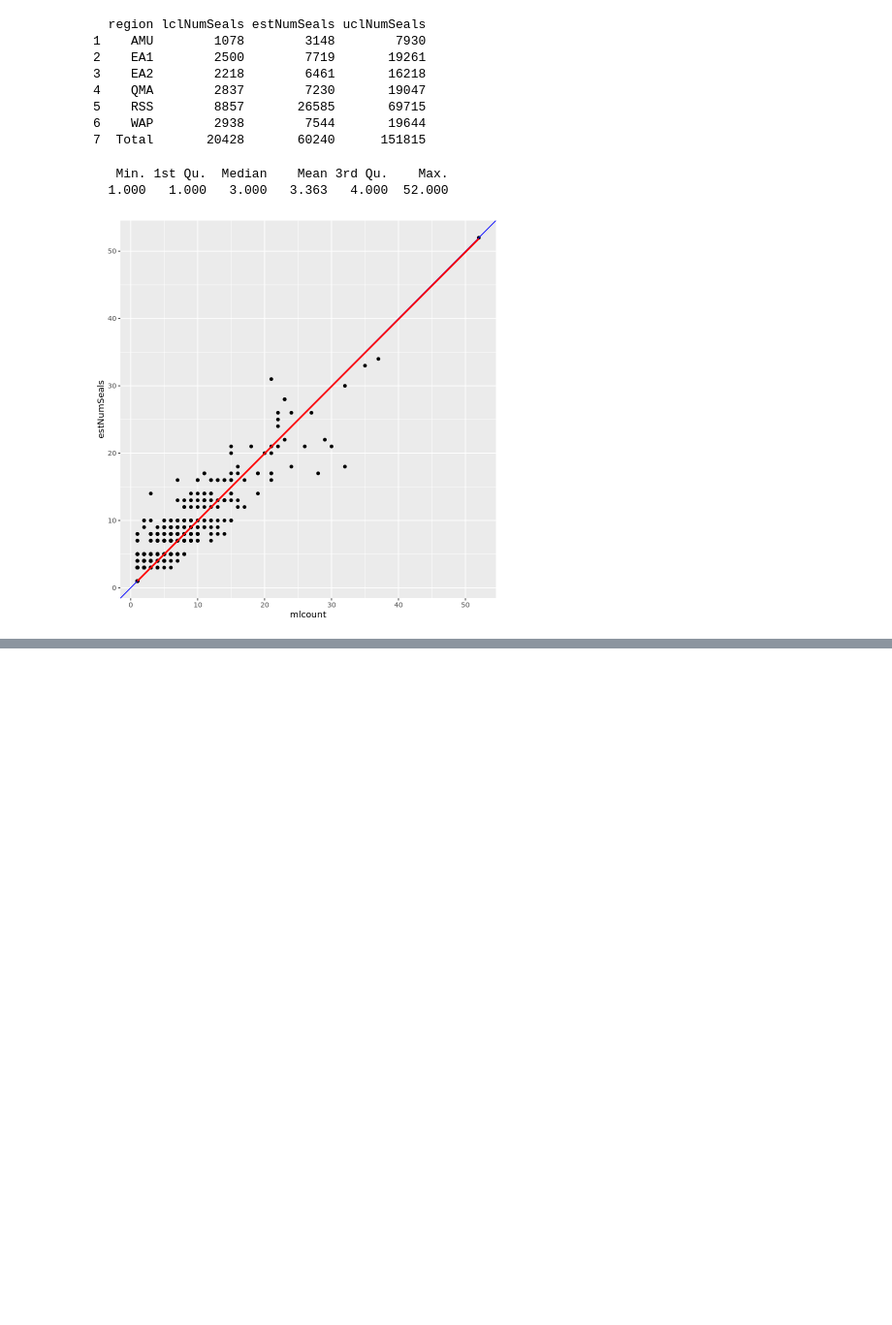
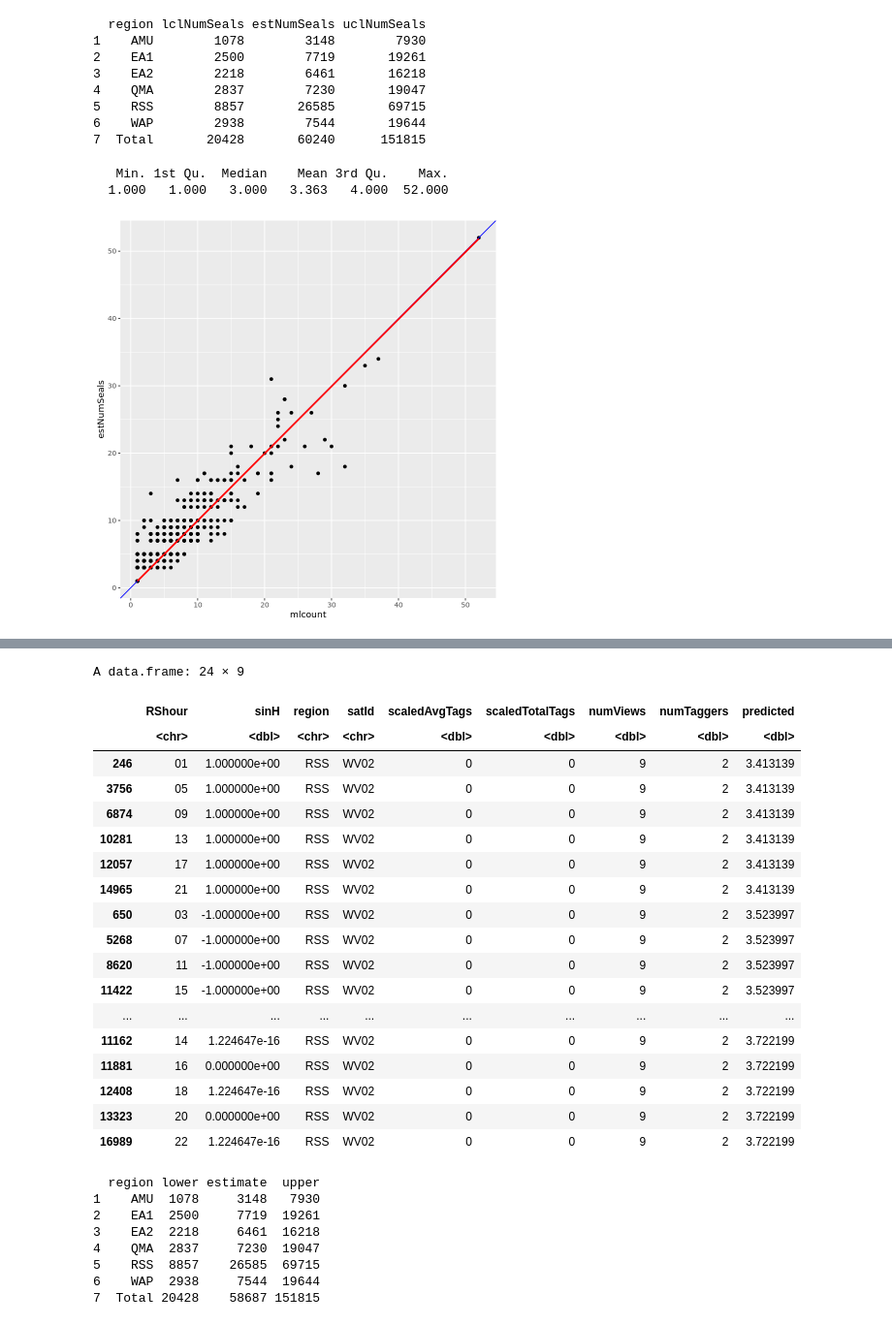
Before and after one commit to pointblue/ContinentalWESEestimates, a Jupyter notebook: notebooks/Count Seals From Tags.ipynb, the cells around one changed output, grey strips where cells are left out. Shown at 97% size. Drawn from its saved outputs; the diff is of its cells as text; code cells hidden in the pictures; blank space fills up the shorter version.

```diff
--- a/notebooks/Count Seals From Tags.ipynb
+++ b/notebooks/Count Seals From Tags.ipynb
@@ -698,0 +703,17 @@ So here we fit a model for the hour effect, so that we can then remove this effe
+# %%
+# THIS TAKES TIME! Splitting so we run only once
+ntdf<-ldply(.data=unique(countByQ$regionMapId),.fun=function(m,views,tags){
+			mv<-subset(views,regionMapId==m)
+			numViews<-nrow(mv)
+			mt<-subset(tags,regionMapViewId %in% unique(mv$regionMapViewId))
+			numTaggers<-NROW(unique(mt$taggerId))
+			totalTags<-nrow(mt)
+			tdf<-data.frame(regionMapId=m,numViews=numViews,totalTags=totalTags,avgTags=(totalTags/numTaggers))
+		},views=views,tags=tags)
+head(ntdf)
+# %%
+# Merge with counts
+counts<-merge(counts,ntdf,by="regionMapId",all.x=T)
+counts$scaledTotalTags<-scale(counts$totalTags); counts$scaledTotalTags<-as.numeric(counts$scaledTotalTags)
+counts$scaledAvgTags<-scale(counts$avgTags); counts$scaledAvgTags<-as.numeric(counts$scaledAvgTags)
+head(counts)
@@ -698,0 +771,62 @@ So here we fit a model for the hour effect, so that we can then remove this effe
+# %%
+df<-counts
+df$numHour<-((as.integer(counts$RShour)-12) %% 4)/4  #We use 4 as best modulus
+sindf<-unique(df[,c("RShour","numHour")])
+sindf$sinH<-sin(2*pi*sindf$numHour)
+df<-merge(df,sindf[,c("RShour","sinH")],by="RShour",all.x=T)
+mdlh<-lm(estNumSeals~region+satId+scaledAvgTags+numViews+numTaggers+region*scaledAvgTags+region:scaledTotalTags+satId*scaledAvgTags+sinH+I(sinH^2),data=df)
+df$resid<-mdlh$residuals
+
+#########################################
+##Find the best hour to predict to:
+dfh<-unique(df[,c("RShour","sinH")])
+dfh$region<-"RSS"; dfh$satId<-"WV02"; dfh$scaledAvgTags<-0; dfh$scaledTotalTags<-0; dfh$numViews<-9; dfh$numTaggers<-2
+dfh$predicted<-predict(mdlh,newdata=dfh)
+dfh[order(dfh$predicted),]
+## RShour=20, sinH=0
+#########################################
+
+newdat<-df[,c("regionMapId","RShour","region","satId","scaledAvgTags","scaledTotalTags","numViews","numTaggers","resid","estNumSeals","lclNumSeals","uclNumSeals")]
+newdat$propL<-newdat$lclNumSeals/newdat$estNumSeals
+newdat$propU<-newdat$uclNumSeals/newdat$estNumSeals
+newdat$sinH<-0
+newdat$predictH<-predict(mdlh,newdata=newdat)
+newdat$estimateH<-round(newdat$predictH+newdat$resid)
+newdat$lowerH<-round(newdat$estimateH*newdat$propL)
+newdat$upperH<-round(newdat$estimateH*newdat$propU)
+
+#Print these!
+estByRegionQ<-as.data.frame(newdat[,c("region","lowerH","estimateH","upperH")] %>% group_by(region) %>% dplyr::summarize(lower=ceiling(sum(lowerH)),estimate=ceiling(sum(estimateH)),upper=ceiling(sum(upperH))))
+estByRegionQ<-rbind(estByRegionQ,data.frame(region="Total",lower=round(sum(newdat$lowerH)),estimate=round(sum(newdat$estimateH)),upper=round(sum(newdat$upperH))))
+print(estByRegionQ)
+
+df<-merge(df,newdat[,c("regionMapId","estimateH","lowerH","upperH")],by="regionMapId",all.x=T)
+df<-df[,which(!names(df) %in% c("wgtEstNumSeals","wgtUclNumSeals","wgtLclNumSeals"))]
+# %% [output]
+A data.frame: 24 × 9
+|  | RShour | sinH | region | satId | scaledAvgTags | scaledTotalTags | numViews | numTaggers | predicted |
+|  | <chr> | <dbl> | <chr> | <chr> | <dbl> | <dbl> | <dbl> | <dbl> | <dbl> |
+| 246 | 01 | 1.000000e+00 | RSS | WV02 | 0 | 0 | 9 | 2 | 3.413139 |
+| 3756 | 05 | 1.000000e+00 | RSS | WV02 | 0 | 0 | 9 | 2 | 3.413139 |
+| 6874 | 09 | 1.000000e+00 | RSS | WV02 | 0 | 0 | 9 | 2 | 3.413139 |
+| 10281 | 13 | 1.000000e+00 | RSS | WV02 | 0 | 0 | 9 | 2 | 3.413139 |
+| 12057 | 17 | 1.000000e+00 | RSS | WV02 | 0 | 0 | 9 | 2 | 3.413139 |
+| 14965 | 21 | 1.000000e+00 | RSS | WV02 | 0 | 0 | 9 | 2 | 3.413139 |
+| 650 | 03 | -1.000000e+00 | RSS | WV02 | 0 | 0 | 9 | 2 | 3.523997 |
+| 5268 | 07 | -1.000000e+00 | RSS | WV02 | 0 | 0 | 9 | 2 | 3.523997 |
+| 8620 | 11 | -1.000000e+00 | RSS | WV02 | 0 | 0 | 9 | 2 | 3.523997 |
+| 11422 | 15 | -1.000000e+00 | RSS | WV02 | 0 | 0 | 9 | 2 | 3.523997 |
+| ... | ... | ... | ... | ... | ... | ... | ... | ... | ... |
+| 11162 | 14 | 1.224647e-16 | RSS | WV02 | 0 | 0 | 9 | 2 | 3.722199 |
+| 11881 | 16 | 0.000000e+00 | RSS | WV02 | 0 | 0 | 9 | 2 | 3.722199 |
+| 12408 | 18 | 1.224647e-16 | RSS | WV02 | 0 | 0 | 9 | 2 | 3.722199 |
+| 13323 | 20 | 0.000000e+00 | RSS | WV02 | 0 | 0 | 9 | 2 | 3.722199 |
+| 16989 | 22 | 1.224647e-16 | RSS | WV02 | 0 | 0 | 9 | 2 | 3.722199 |
+  region lower estimate  upper
+1    AMU  1078     3148   7930
+2    EA1  2500     7719  19261
+3    EA2  2218     6461  16218
+4    QMA  2837     7230  19047
+5    RSS  8857    26585  69715
+6    WAP  2938     7544  19644
+7  Total 20428    58687 151815
```
Also changed, not shown: parts of 7 cells of this notebook, 1 other file.
